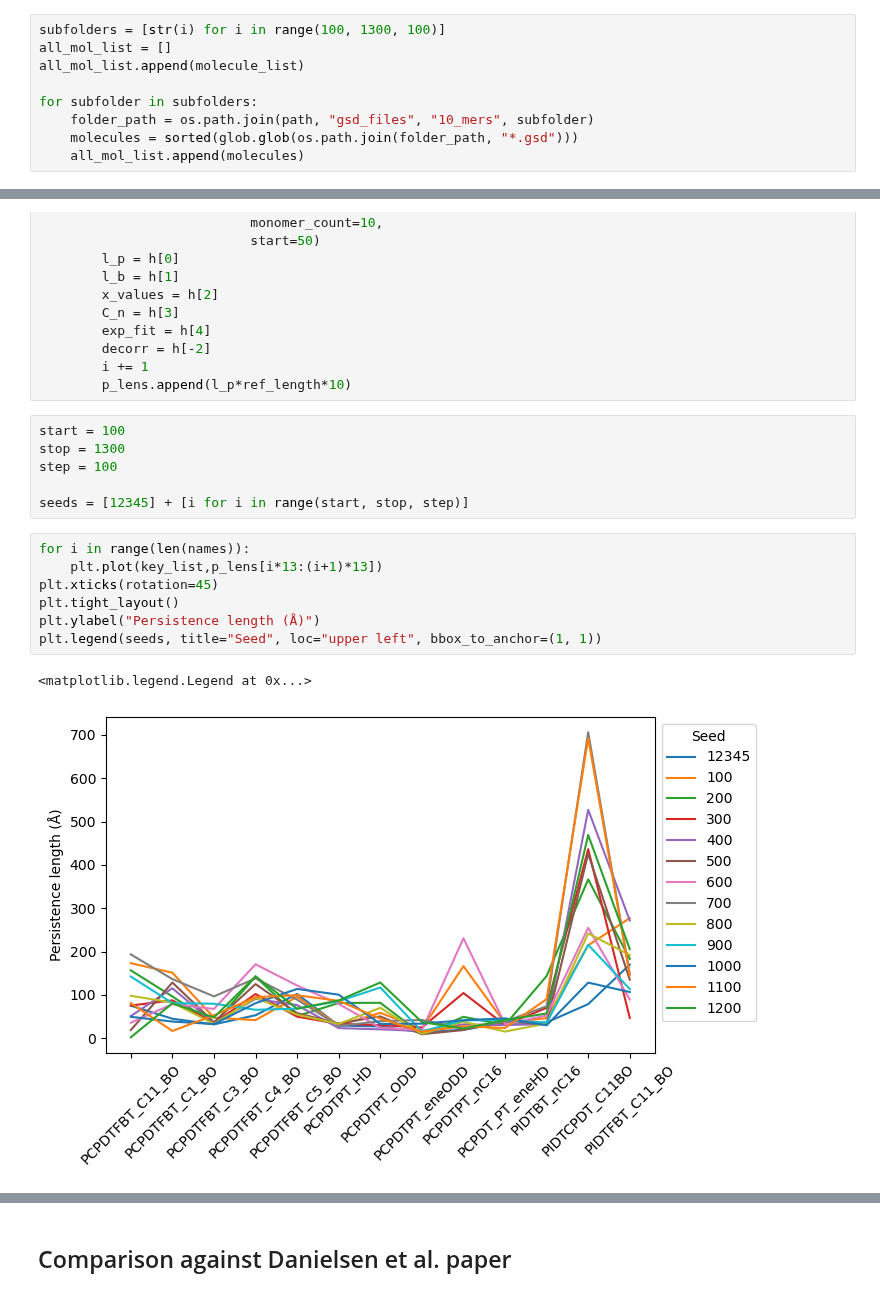
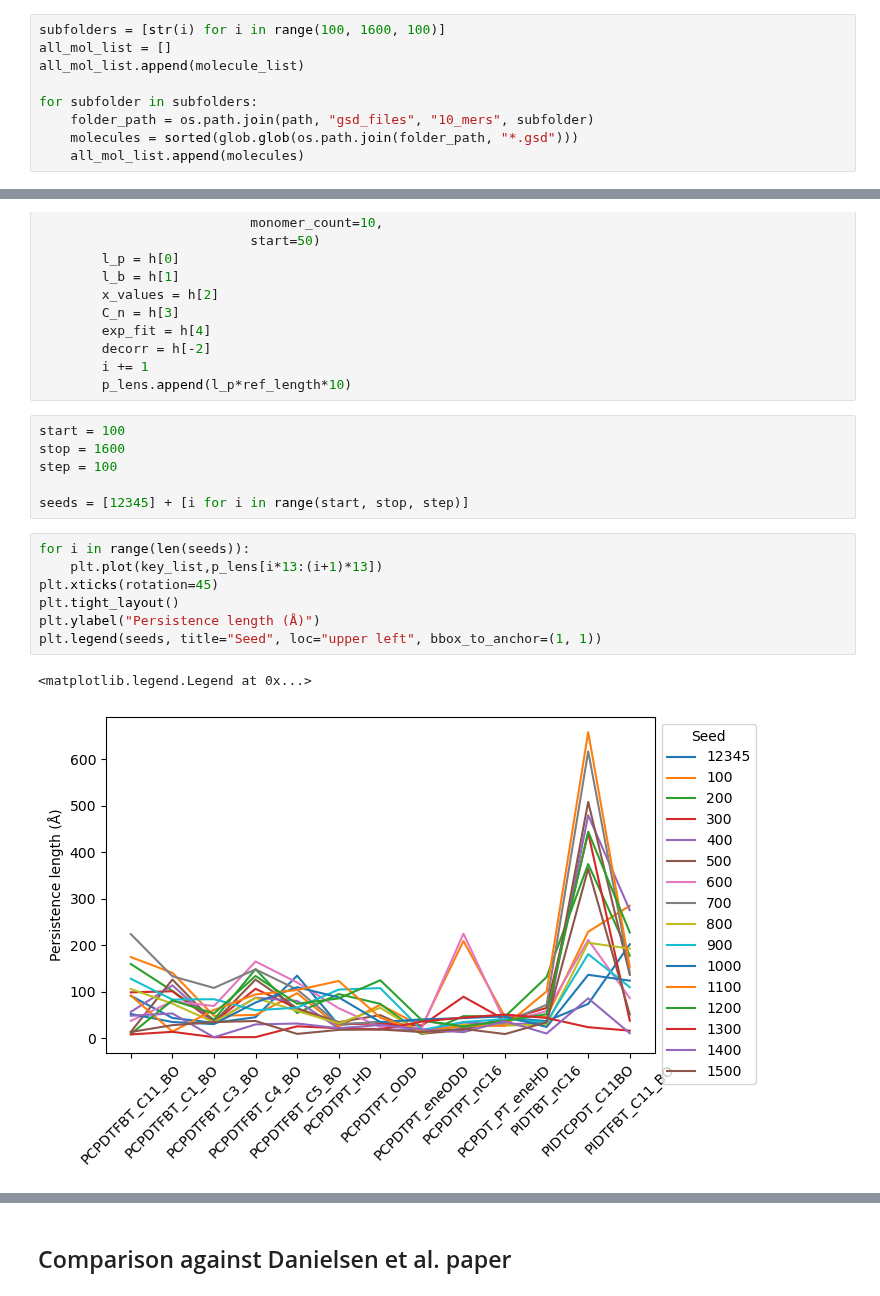
Before and after one commit to cmelab/pl-validation, a Jupyter notebook: data_analysis.ipynb, the cells around one changed output, grey strips where cells are left out. Drawn from its saved outputs; the diff is of its cells as text.

```diff
--- a/data_analysis.ipynb
+++ b/data_analysis.ipynb
@@ -29,7 +29,7 @@ key_list = sorted(list(polymer_dictionary.keys())) # Aligning dictionary and pat
 path = os.getcwd() # Non-user specific path
 molecule_list = sorted(glob.glob(path+"/gsd_files/10_mers/"+"*_10mer.gsd"))
 # %%
-subfolders = [str(i) for i in range(100, 1300, 100)]
+subfolders = [str(i) for i in range(100, 1600, 100)]
 all_mol_list = []
 all_mol_list.append(molecule_list)
 
@@ -58,17 +58,17 @@ for mol_list in all_mol_list:
         p_lens.append(l_p*ref_length*10)
 # %%
 start = 100
-stop = 1300
+stop = 1600
 step = 100
 
 seeds = [12345] + [i for i in range(start, stop, step)]
 # %%
-for i in range(len(names)):
+for i in range(len(seeds)):
     plt.plot(key_list,p_lens[i*13:(i+1)*13])
 plt.xticks(rotation=45)
 plt.tight_layout()
 plt.ylabel("Persistence length (Å)")
 plt.legend(seeds, title="Seed", loc="upper left", bbox_to_anchor=(1, 1))
 # %% [output]
 <matplotlib.legend.Legend at 0x...>
-[figure, old version]
+[figure, new version]
```
Also changed, not shown: parts of 11 cells of this notebook, 2 other files.
